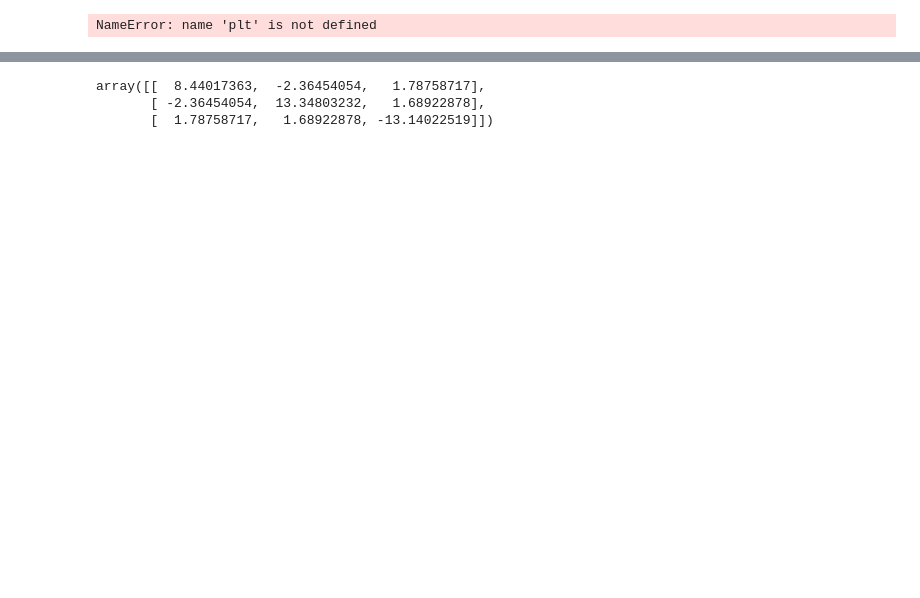
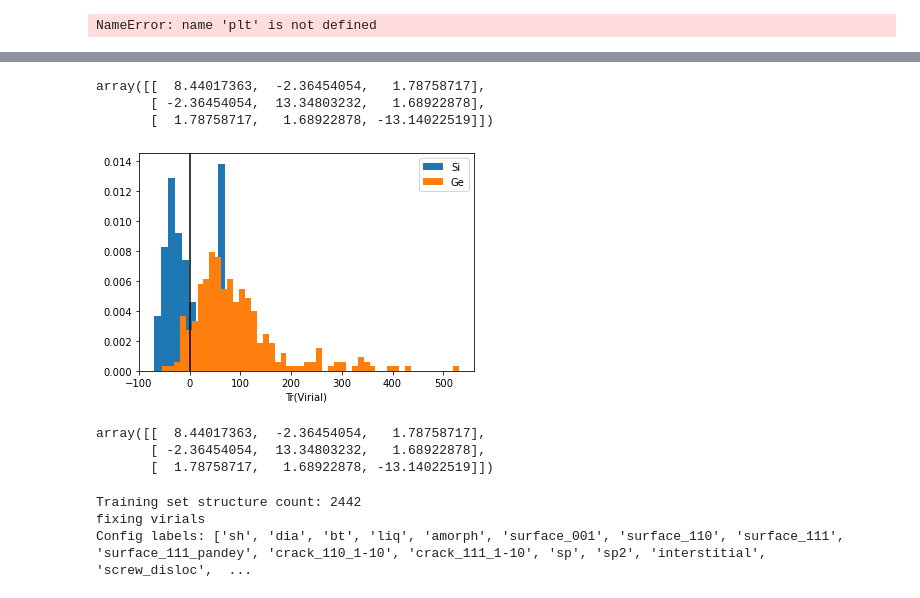
Before and after one commit to MorrowChem/Ge_analysis_local, a Jupyter notebook: explore.ipynb, the cells around one changed output, grey strips where cells are left out. Saved outputs shown, nothing was run; the diff lists cells and outputs as text; code cells hidden in the pictures; blank space fills up the shorter version.

```diff
--- a/explore.ipynb
+++ b/explore.ipynb
@@ -315,4 +240,0 @@ ValueError: operands could not be broadcast together with shapes (56,) (15864,)
-# %%
-stress_t = []
-for i in T_set:
-    stress_t.append(np.trace(i.info['dft_virial']))
@@ -325,3 +244,29 @@ fig.show()
+# %%
+d155.data_dict['QM_V_t'][0][0]
+# %% [output]
+array([[  8.44017363,  -2.36454054,   1.78758717],
+       [ -2.36454054,  13.34803232,   1.68922878],
+       [  1.78758717,   1.68922878, -13.14022519]])
+# %%
+flatten = lambda l: [item for sublist in l for item in sublist]
+stress_t = []
+stress_Si = []
+for i in flatten(d155.data_dict['QM_V_t']):
+    stress_t.append(np.trace(i))
+for i in flatten(Si.data_dict['QM_V_t']):
+    if np.any(i):
+        stress_Si.append(np.trace(i))
+# %%
+fig, axs = plt.subplots()
+axs.hist(stress_Si, bins=10, density=True, label='Si')
+axs.hist(stress_t, bins=50, density=True, label='Ge')
+axs.axvline(0, color='k')
+axs.set(xlabel='Tr(Virial)')
+axs.legend()
+fig.show()
+fig.savefig('/Users/Moji/Documents/Summer20/Ge/Analysis/virial_dist.png')
+# %% [output]
+[figure, added]
 # %%
 
 T_set[0].info['dft_virial']
@@ -343,0 +292,6 @@ pot = data_dir + 'Potentials/Ge_2bSOAP_5000_125_216_d155/Ge_2bSOAP_5000_125_216_
+# %%
+Si = GAP(Si_xyz, parameter_names=('dft_energy', 'dft_force', 'virial'))
+# %% [output]
+Training set structure count: 2442
+fixing virials
+Config labels: ['sh', 'dia', 'bt', 'liq', 'amorph', 'surface_001', 'surface_110', 'surface_111', 'surface_111_pandey', 'crack_110_1-10', 'crack_111_1-10', 'sp', 'sp2', 'interstitial', 'screw_disloc',  ...
```
Also changed, not shown: parts of 54 cells of this notebook, 5 other files.
